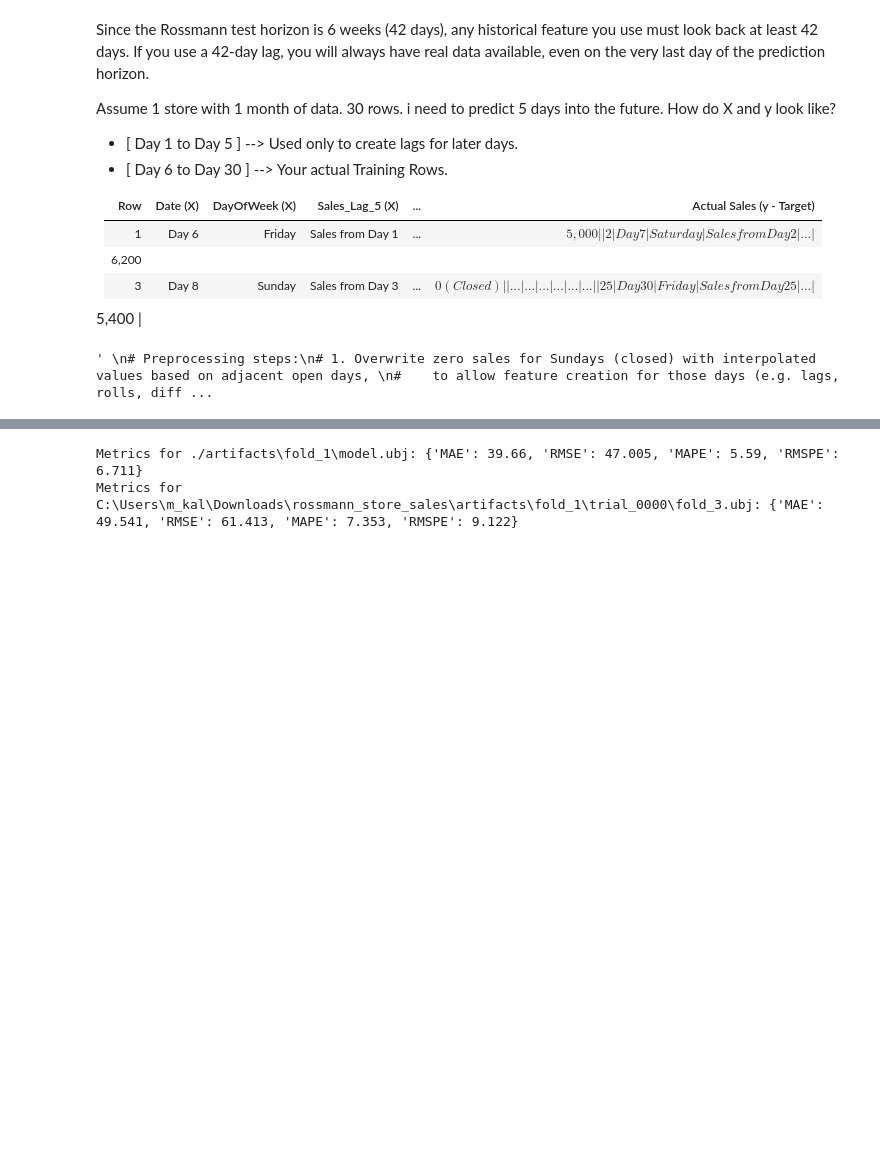
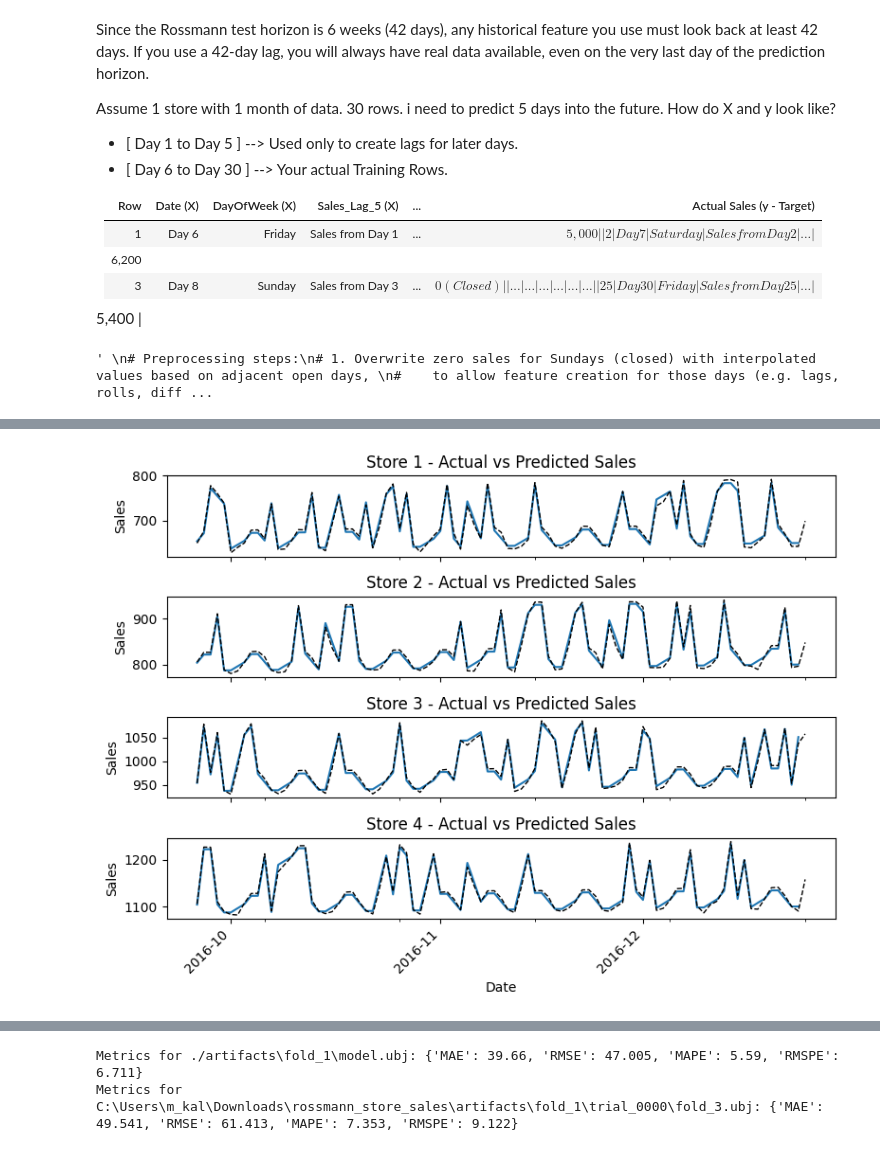
Before and after one commit to Miltos-90/Rossmann_Store_Sales_Forecasting, a Jupyter notebook: test_pipeline.ipynb, the cells around one changed output, grey strips where cells are left out. Drawn from its saved outputs; the diff is of its cells as text; code cells hidden in the pictures; blank space fills up the shorter version.

```diff
--- a/test_pipeline.ipynb
+++ b/test_pipeline.ipynb
@@ -446,0 +310,47 @@ array([7485, 7486, 7487, 7488, 7489, 7490, 7491, 7492, 7493, 7494, 7495,
+# %%
+max_date = actuals.index.get_level_values("Date").max()
+min_date = max_date - pd.Timedelta(days=90)
+actuals_recent = actuals.loc[(slice(min_date, max_date), slice(None))]
+preds_recent = preds.loc[(slice(min_date, max_date), slice(None), slice(None))]
+# %%
+import matplotlib.pyplot as plt
+import matplotlib.dates as mdates
+
+actuals_small = actuals.iloc[:400].loc[slice(None), 0:4]
+preds_small = preds.iloc[:400].loc[slice(None), 0:4]
+
+
+stores = actuals_recent.index.get_level_values("Store").unique()
+fig, ax = plt.subplots(figsize=(8, 6), nrows=len(stores), sharex=True, sharey=False)
+
+for i, store in enumerate(stores):
+
+    actual_store_sales = (actuals_recent
+                        .loc[(slice(None), store)]
+                        .sort_index())
+
+    predicted_store_sales = (preds_recent
+                            .loc[(slice(None), store, slice(None))]
+                            .reset_index())
+
+    # exclude closed days with zero sales and zero predictions
+    actual_store_sales = actual_store_sales[actual_store_sales > 0]
+    predicted_store_sales = predicted_store_sales[predicted_store_sales[0] > 0]
+
+    actual_store_sales.plot(label=f"Store {store}", ax=ax[i])
+    (predicted_store_sales
+    #.groupby("Date")
+    .plot(x="Date", y=0, ax=ax[i], color='k', linestyle='--', linewidth=1))
+
+    ax[i].get_legend().remove()
+    ax[i].set_title(f"Store {store} - Actual vs Predicted Sales")
+    ax[i].set_ylabel("Sales")
+
+# Rotate x labels and set date format
+ax[-1].xaxis.set_major_locator(mdates.MonthLocator())
+ax[-1].xaxis.set_major_formatter(mdates.DateFormatter("%Y-%m"))
+plt.xticks(rotation=45)
+ax[-1].set_xlabel("Date")
+plt.tight_layout()
+# %% [output]
+[figure, added]
```
Also changed, not shown: parts of 14 cells of this notebook, 2 other files.
